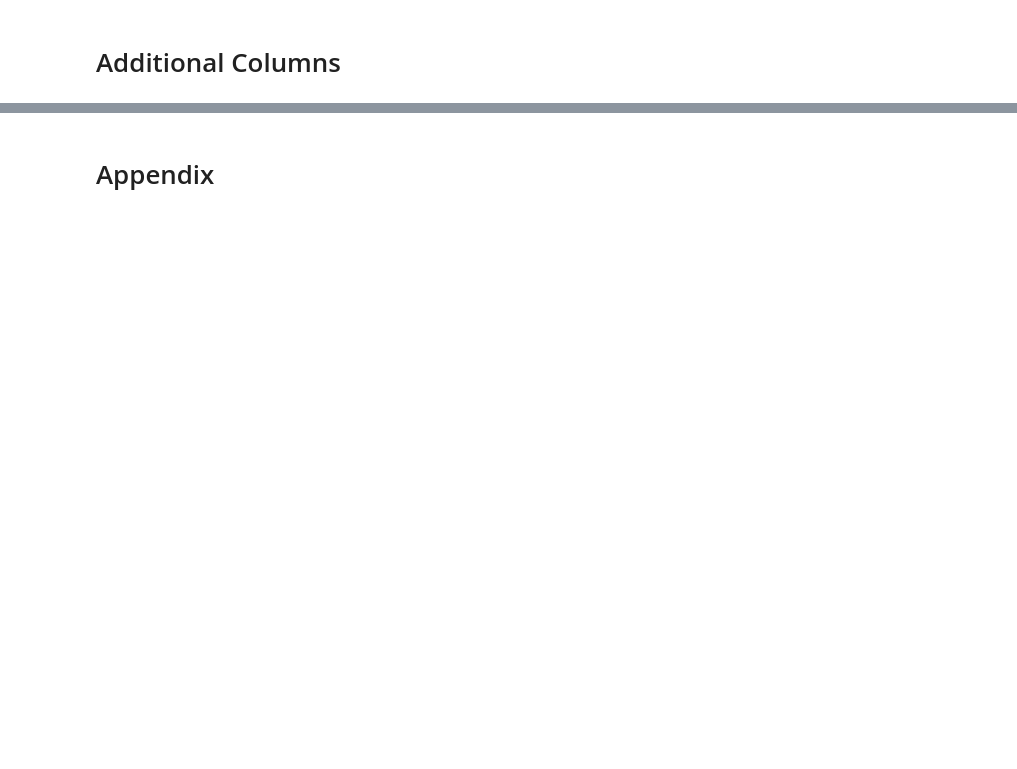
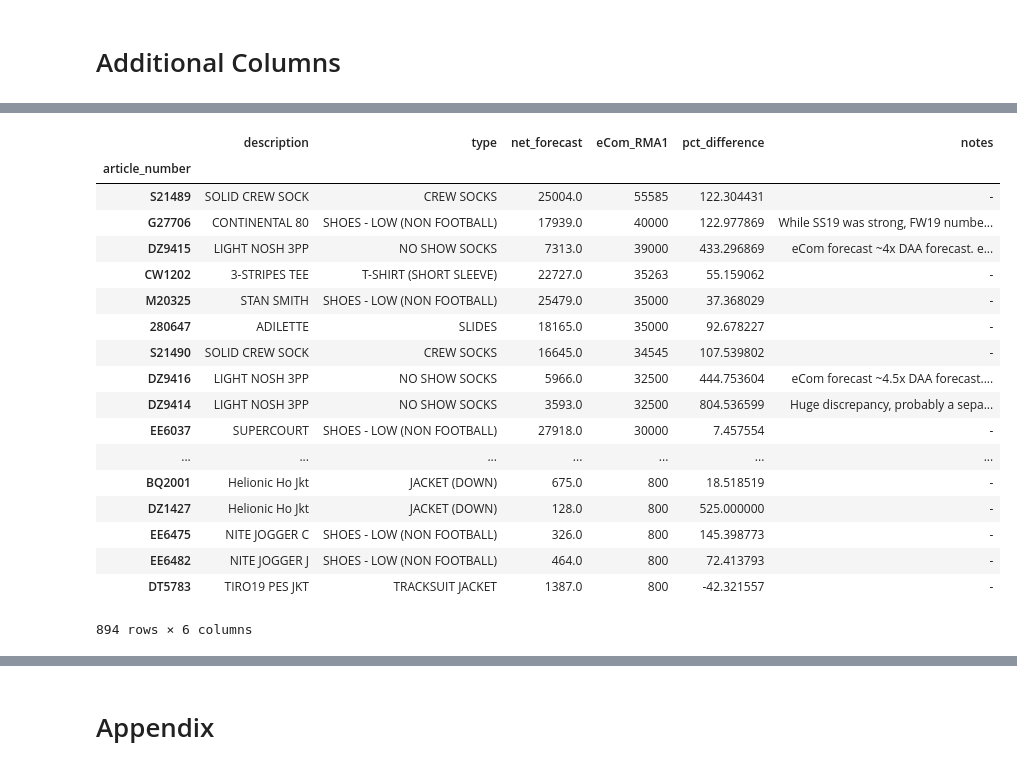
Before and after one commit to cwcomiskey/Misc, a Jupyter notebook: adidas/model_10Sept.ipynb, the cells around one changed output, grey strips where cells are left out. Drawn from its saved outputs; the diff is of its cells as text; code cells hidden in the pictures; blank space fills up the shorter version.

```diff
--- a/adidas/model_10Sept.ipynb
+++ b/adidas/model_10Sept.ipynb
@@ -1000,0 +1038,22 @@ preds_season.loc['G27706', 'notes'] = 'While SS19 was strong, FW19 numbers are m
+# %%
+preds_season[['description', 'type', 'net_forecast', 'eCom_RMA1', 'pct_difference', 'notes']].sort_values('eCom_RMA1', ascending = False)
+# %% [output]
+|  | description | type | net_forecast | eCom_RMA1 | pct_difference | notes |
+| article_number |  |  |  |  |  |  |
+| S21489 | SOLID CREW SOCK | CREW SOCKS | 25004.0 | 55585 | 122.304431 | - |
+| G27706 | CONTINENTAL 80 | SHOES - LOW (NON FOOTBALL) | 17939.0 | 40000 | 122.977869 | While SS19 was strong, FW19 numbe... |
+| DZ9415 | LIGHT NOSH 3PP | NO SHOW SOCKS | 7313.0 | 39000 | 433.296869 | eCom forecast ~4x DAA forecast. e... |
+| CW1202 | 3-STRIPES TEE | T-SHIRT (SHORT SLEEVE) | 22727.0 | 35263 | 55.159062 | - |
+| M20325 | STAN SMITH | SHOES - LOW (NON FOOTBALL) | 25479.0 | 35000 | 37.368029 | - |
+| 280647 | ADILETTE | SLIDES | 18165.0 | 35000 | 92.678227 | - |
+| S21490 | SOLID CREW SOCK | CREW SOCKS | 16645.0 | 34545 | 107.539802 | - |
+| DZ9416 | LIGHT NOSH 3PP | NO SHOW SOCKS | 5966.0 | 32500 | 444.753604 | eCom forecast ~4.5x DAA forecast.... |
+| DZ9414 | LIGHT NOSH 3PP | NO SHOW SOCKS | 3593.0 | 32500 | 804.536599 | Huge discrepancy, probably a sepa... |
+| EE6037 | SUPERCOURT | SHOES - LOW (NON FOOTBALL) | 27918.0 | 30000 | 7.457554 | - |
+| ... | ... | ... | ... | ... | ... | ... |
+| BQ2001 | Helionic Ho Jkt | JACKET (DOWN) | 675.0 | 800 | 18.518519 | - |
+| DZ1427 | Helionic Ho Jkt | JACKET (DOWN) | 128.0 | 800 | 525.000000 | - |
+| EE6475 | NITE JOGGER C | SHOES - LOW (NON FOOTBALL) | 326.0 | 800 | 145.398773 | - |
+| EE6482 | NITE JOGGER J | SHOES - LOW (NON FOOTBALL) | 464.0 | 800 | 72.413793 | - |
+| DT5783 | TIRO19 PES JKT | TRACKSUIT JACKET | 1387.0 | 800 | -42.321557 | - |
+894 rows × 6 columns
```
Also changed, not shown: parts of 58 cells of this notebook, 1 other file.
